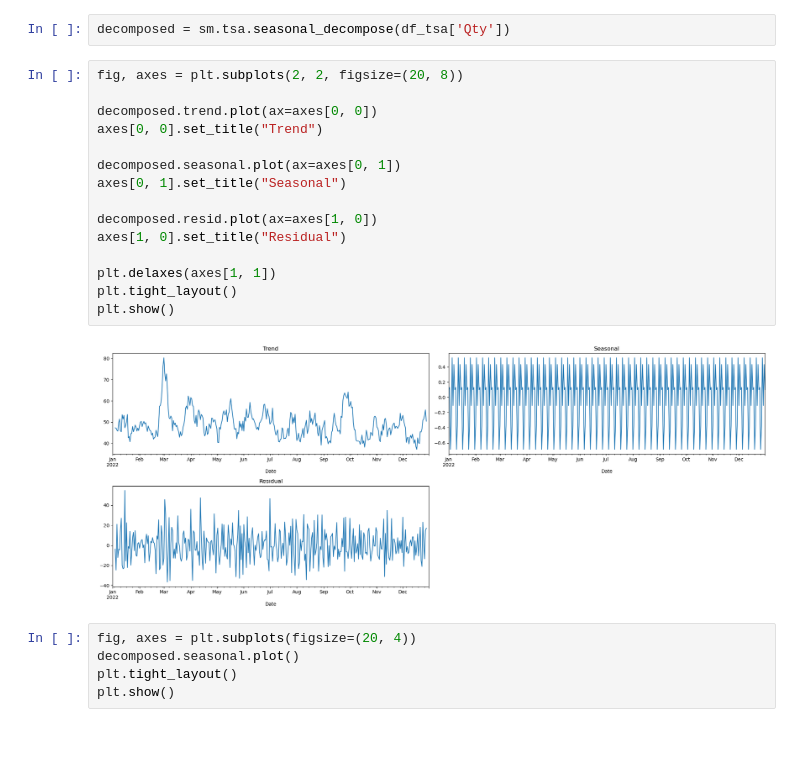
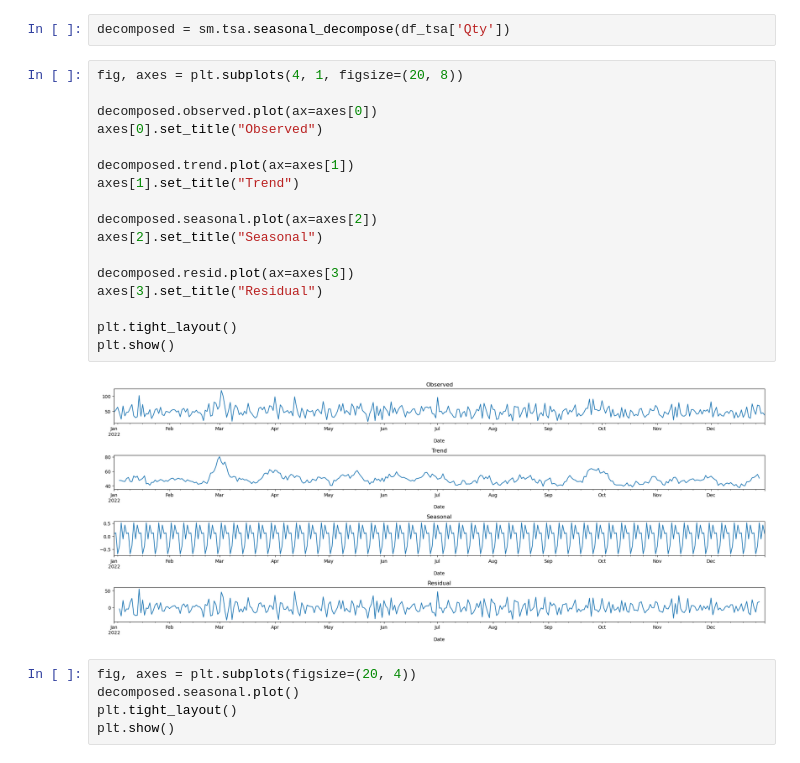
Before and after one commit to Faridwm/PBI_Rakamin-X-Kalbe_Data-Scientist, a Jupyter notebook: PBI ML.ipynb, the cells around one changed output. Drawn from its saved outputs; the diff is of its cells as text.

```diff
--- a/PBI ML.ipynb
+++ b/PBI ML.ipynb
@@ -436,22 +441,24 @@ plt.show()
 # %%
 decomposed = sm.tsa.seasonal_decompose(df_tsa['Qty'])
 # %%
-fig, axes = plt.subplots(2, 2, figsize=(20, 8))
+fig, axes = plt.subplots(4, 1, figsize=(20, 8))
 
-decomposed.trend.plot(ax=axes[0, 0])
-axes[0, 0].set_title("Trend")
+decomposed.observed.plot(ax=axes[0])
+axes[0].set_title("Observed")
 
-decomposed.seasonal.plot(ax=axes[0, 1])
-axes[0, 1].set_title("Seasonal")
+decomposed.trend.plot(ax=axes[1])
+axes[1].set_title("Trend")
 
-decomposed.resid.plot(ax=axes[1, 0])
-axes[1, 0].set_title("Residual")
+decomposed.seasonal.plot(ax=axes[2])
+axes[2].set_title("Seasonal")
 
-plt.delaxes(axes[1, 1])
+decomposed.resid.plot(ax=axes[3])
+axes[3].set_title("Residual")
+
 plt.tight_layout()
 plt.show()
 # %% [output]
-[figure, old version]
+[figure, new version]
 # %%
 fig, axes = plt.subplots(figsize=(20, 4))
 decomposed.seasonal.plot()
```
Also changed, not shown: parts of 70 cells of this notebook, 3 other files.
